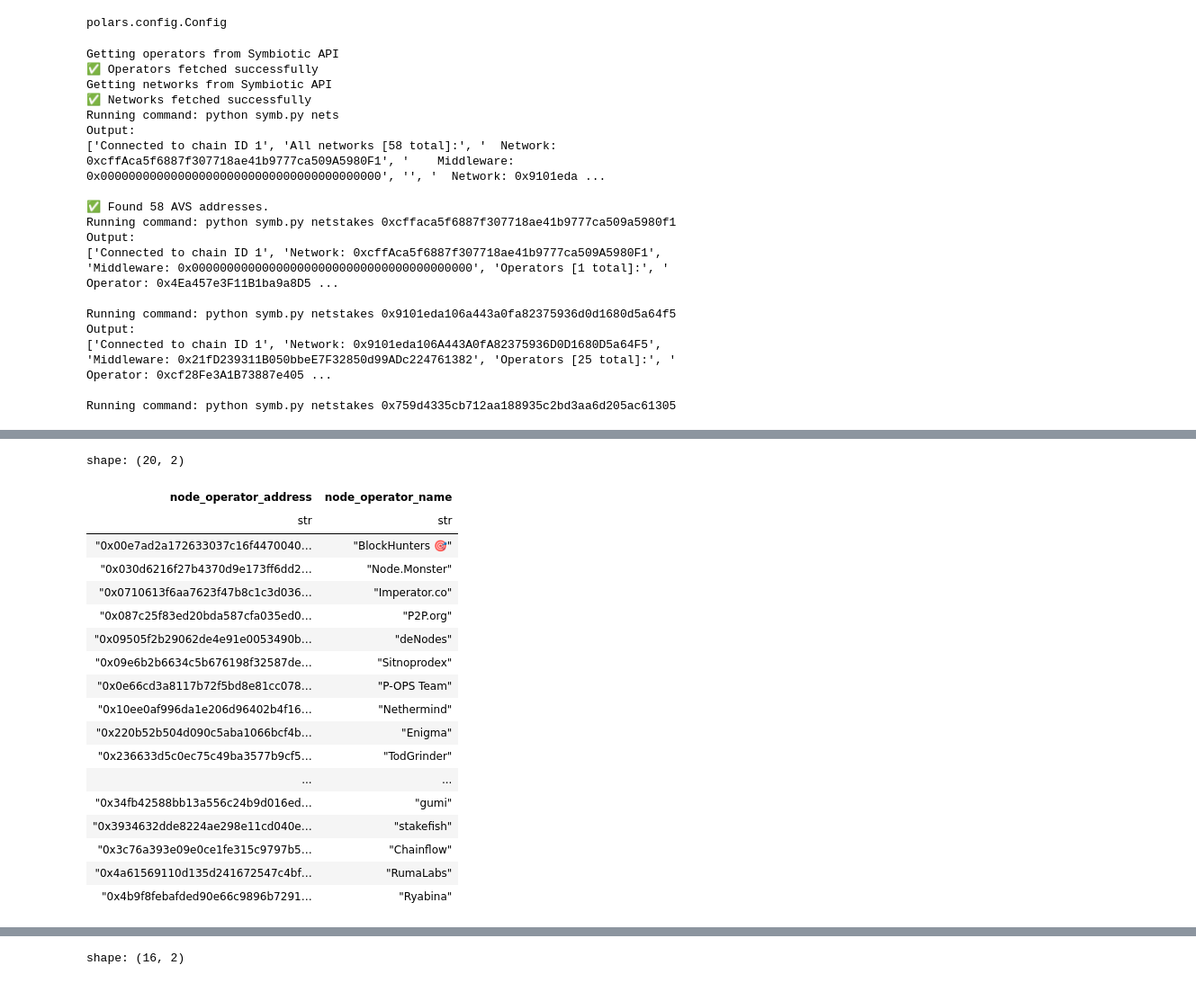
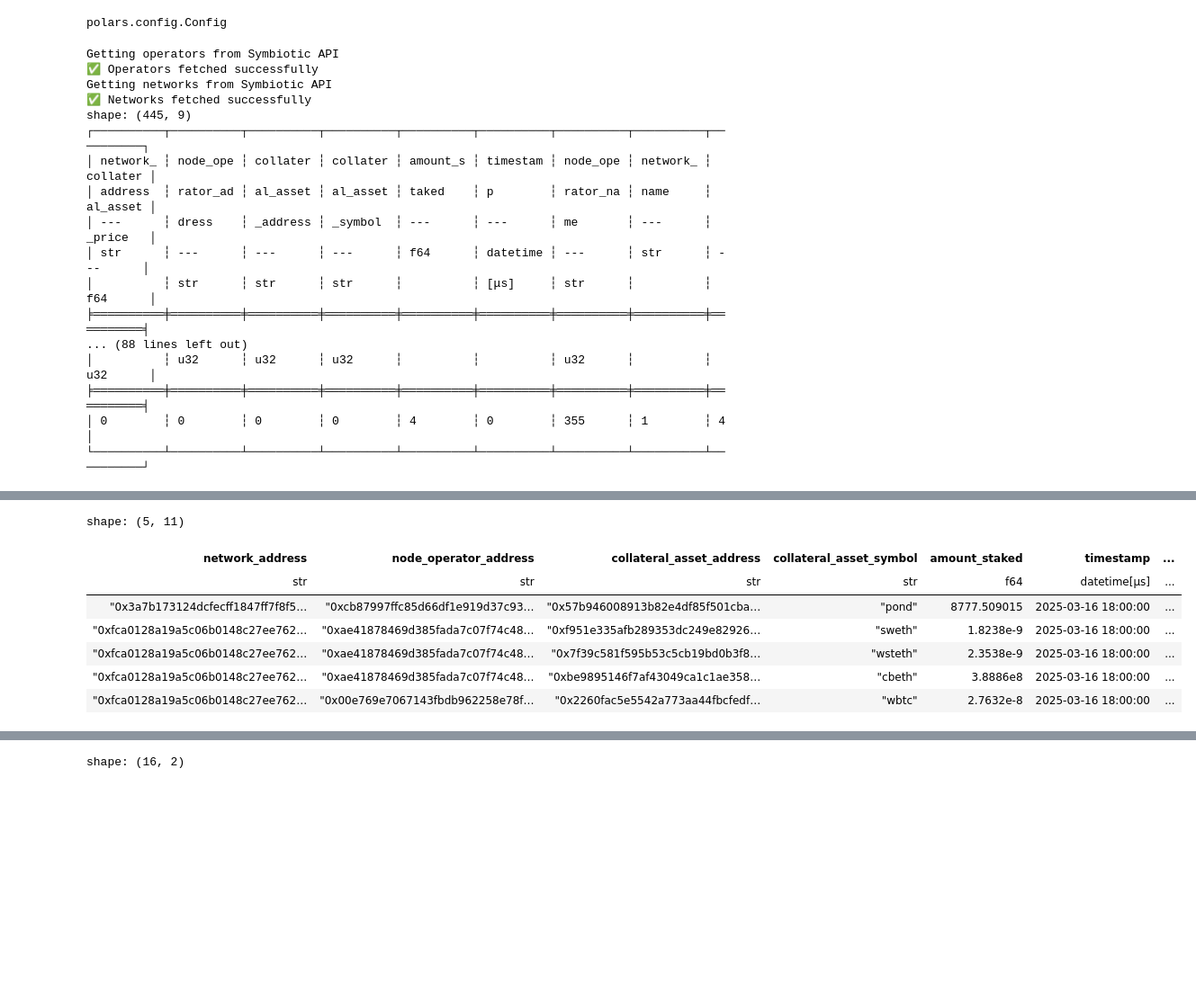
Before and after one commit to CarvasDeltaY/symbiotic-dashboard, a Jupyter notebook: main.ipynb, the cells around one changed output, grey strips where cells are left out. Shown at 90% size. Cells and saved outputs as stored; diff of their text form; code cells hidden in the pictures; blank space fills up the shorter version.

```diff
--- a/main.ipynb
+++ b/main.ipynb
@@ -16,7 +16,7 @@ df_operators = await get_operators()
 df_networks = await get_networks()
 #df_vaults = await get_vaults()
 
-df_staking_data = get_staking_data("python symb.py nets")
+#df_staking_data = get_staking_data("python symb.py nets")
 
 # Get unique addresses
 unique_price_list = df_staking_data["collateral_asset_address"].unique().to_list()
@@ -29,12 +29,12 @@ for batch in batched(unique_price_list, 5):  # Batch size of 5
     price_results.append(await get_prices(contract_addresses_string))
 
 # Convert the list of results into a Polars DataFrame
-prices = pl.concat(price_results)
+#prices = pl.concat(price_results)
 
-print(prices)
+#print(prices)
 
 df_staking_data = df_staking_data.with_columns(
-    pl.col("collateral_asset_address").lower().alias("collateral_asset_address")
+    pl.col("collateral_asset_address").str.to_lowercase().alias("collateral_asset_address")
 )
 
 df_staking_data = df_staking_data.join(
@@ -61,20 +61,19 @@ Getting operators from Symbiotic API
 ✅ Operators fetched successfully
 Getting networks from Symbiotic API
 ✅ Networks fetched successfully
-Running command: python symb.py nets
-Output:
-['Connected to chain ID 1', 'All networks [58 total]:', '  Network: 0xcffAca5f6887f307718ae41b9777ca509A5980F1', '    Middleware: 0x0000000000000000000000000000000000000000', '', '  Network: 0x9101eda ...
-
-✅ Found 58 AVS addresses.
-Running command: python symb.py netstakes 0xcffaca5f6887f307718ae41b9777ca509a5980f1
-Output:
-['Connected to chain ID 1', 'Network: 0xcffAca5f6887f307718ae41b9777ca509A5980F1', 'Middleware: 0x0000000000000000000000000000000000000000', 'Operators [1 total]:', '  Operator: 0x4Ea457e3F11B1ba9a8D5 ...
-
-Running command: python symb.py netstakes 0x9101eda106a443a0fa82375936d0d1680d5a64f5
-Output:
-['Connected to chain ID 1', 'Network: 0x9101eda106A443A0fA82375936D0D1680D5a64F5', 'Middleware: 0x21fD239311B050bbeE7F32850d99ADc224761382', 'Operators [25 total]:', '  Operator: 0xcf28Fe3A1B73887e405 ...
-
-Running command: python symb.py netstakes 0x759d4335cb712aa188935c2bd3aa6d205ac61305
+shape: (445, 9)
+┌──────────┬──────────┬──────────┬──────────┬──────────┬──────────┬──────────┬──────────┬──────────┐
+│ network_ ┆ node_ope ┆ collater ┆ collater ┆ amount_s ┆ timestam ┆ node_ope ┆ network_ ┆ collater │
+│ address  ┆ rator_ad ┆ al_asset ┆ al_asset ┆ taked    ┆ p        ┆ rator_na ┆ name     ┆ al_asset │
+│ ---      ┆ dress    ┆ _address ┆ _symbol  ┆ ---      ┆ ---      ┆ me       ┆ ---      ┆ _price   │
+│ str      ┆ ---      ┆ ---      ┆ ---      ┆ f64      ┆ datetime ┆ ---      ┆ str      ┆ ---      │
+│          ┆ str      ┆ str      ┆ str      ┆          ┆ [μs]     ┆ str      ┆          ┆ f64      │
+╞══════════╪══════════╪══════════╪══════════╪══════════╪══════════╪══════════╪══════════╪══════════╡
+... (88 lines left out)
+│          ┆ u32      ┆ u32      ┆ u32      ┆          ┆          ┆ u32      ┆          ┆ u32      │
+╞══════════╪══════════╪══════════╪══════════╪══════════╪══════════╪══════════╪══════════╪══════════╡
+│ 0        ┆ 0        ┆ 0        ┆ 0        ┆ 4        ┆ 0        ┆ 355      ┆ 1        ┆ 4        │
+└──────────┴──────────┴──────────┴──────────┴──────────┴──────────┴──────────┴──────────┴──────────┘
 # %%
 df_staking_data = df_staking_data.drop(["collateral_asset_price", "node_operator_name","network_name"])
 # %%
@@ -99,25 +98,3 @@ shape: (445, 9)
 | "0xcf128e88e11507abad12a7624a34… | "0x888f7454e65d213c89ba92020e0d… | "0x7f39C581F595B53c5cb19bD0b3f8… | "wsteth" | null | 2025-03-16 17:00:00 | ... |
 | "0x213f448e7a1c8daede41cf94883c… | "0xf28aca7029e35120d0b1205038ac… | "0xfC385A1dF85660a7e041423DB512… | "zkl" | null | 2025-03-16 17:00:00 | ... |
 | "0x83742c346e9f305dca94e20915ab… | "0x9766e9e3045a8ced5e1fa5b72aee… | "0x7f39C581F595B53c5cb19bD0b3f8… | "wsteth" | null | 2025-03-16 17:00:00 | ... |
-# %%
-df_operators
-# %% [output]
-shape: (20, 2)
-| node_operator_address | node_operator_name |
-| str | str |
-| "0x00e7ad2a172633037c16f4470040… | "BlockHunters 🎯" |
-| "0x030d6216f27b4370d9e173ff6dd2… | "Node.Monster" |
-| "0x0710613f6aa7623f47b8c1c3d036… | "Imperator.co" |
-| "0x087c25f83ed20bda587cfa035ed0… | "P2P.org" |
-| "0x09505f2b29062de4e91e0053490b… | "deNodes" |
-| "0x09e6b2b6634c5b676198f32587de… | "Sitnoprodex" |
-| "0x0e66cd3a8117b72f5bd8e81cc078… | "P-OPS Team" |
-| "0x10ee0af996da1e206d96402b4f16… | "Nethermind" |
-| "0x220b52b504d090c5aba1066bcf4b… | "Enigma" |
-| "0x236633d5c0ec75c49ba3577b9cf5… | "TodGrinder" |
-| ... | ... |
-| "0x34fb42588bb13a556c24b9d016ed… | "gumi" |
-| "0x3934632dde8224ae298e11cd040e… | "stakefish" |
-| "0x3c76a393e09e0ce1fe315c9797b5… | "Chainflow" |
-| "0x4a61569110d135d241672547c4bf… | "RumaLabs" |
-| "0x4b9f8febafded90e66c9896b7291… | "Ryabina" |
@@ -123,0 +115,11 @@ shape: (20, 2)
+# %%
+df_staking_data.filter(pl.col("node_operator_name") == "Other")
+# %% [output]
+shape: (5, 11)
+| network_address | node_operator_address | collateral_asset_address | collateral_asset_symbol | amount_staked | timestamp | ... |
+| str | str | str | str | f64 | datetime[μs] | ... |
+| "0x3a7b173124dcfecff1847ff7f8f5… | "0xcb87997ffc85d66df1e919d37c93… | "0x57b946008913b82e4df85f501cba… | "pond" | 8777.509015 | 2025-03-16 18:00:00 | ... |
+| "0xfca0128a19a5c06b0148c27ee762… | "0xae41878469d385fada7c07f74c48… | "0xf951e335afb289353dc249e82926… | "sweth" | 1.8238e-9 | 2025-03-16 18:00:00 | ... |
+| "0xfca0128a19a5c06b0148c27ee762… | "0xae41878469d385fada7c07f74c48… | "0x7f39c581f595b53c5cb19bd0b3f8… | "wsteth" | 2.3538e-9 | 2025-03-16 18:00:00 | ... |
+| "0xfca0128a19a5c06b0148c27ee762… | "0xae41878469d385fada7c07f74c48… | "0xbe9895146f7af43049ca1c1ae358… | "cbeth" | 3.8886e8 | 2025-03-16 18:00:00 | ... |
+| "0xfca0128a19a5c06b0148c27ee762… | "0x00e769e7067143fbdb962258e78f… | "0x2260fac5e5542a773aa44fbcfedf… | "wbtc" | 2.7632e-8 | 2025-03-16 18:00:00 | ... |
```
Also changed, not shown: parts of 6 cells of this notebook, 1 other file.
